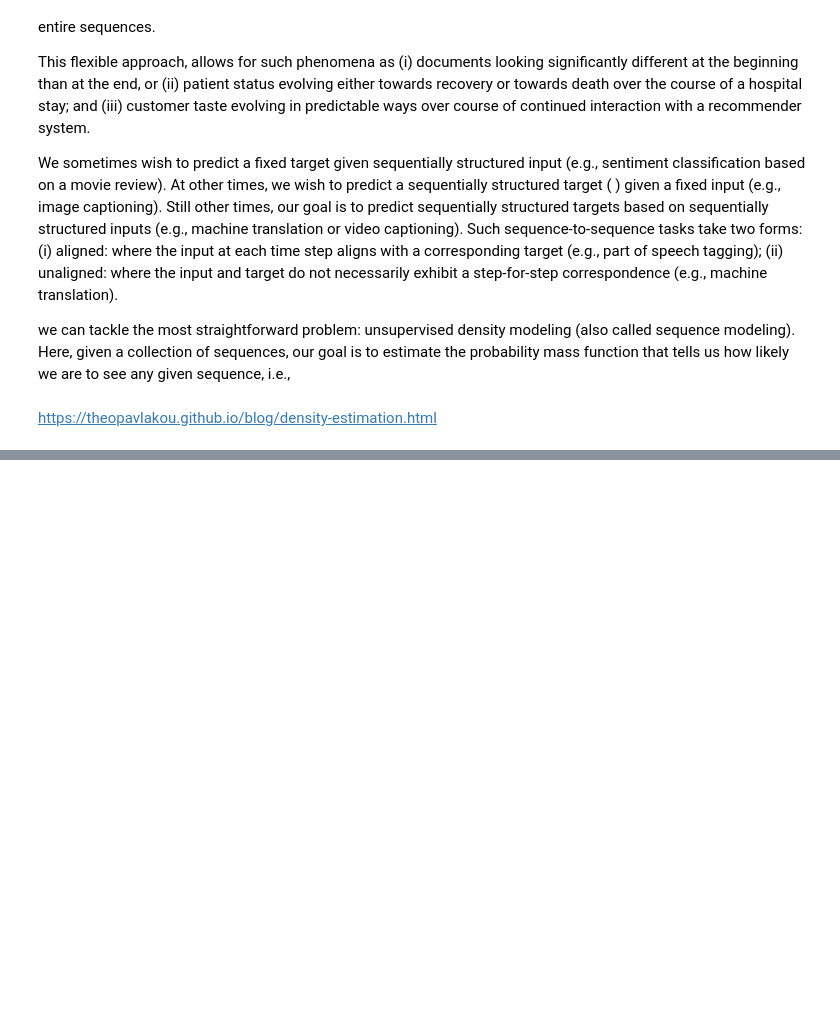
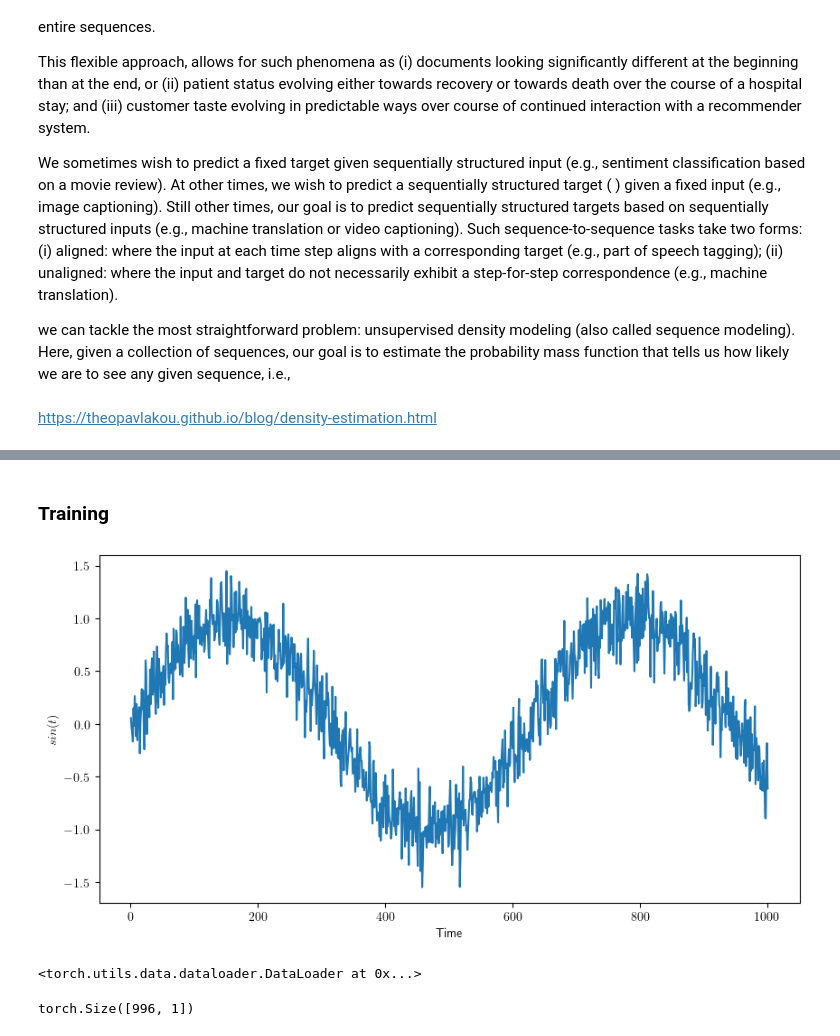
Before and after one commit to visprax/DeepXLearning, a Jupyter notebook: 01-RNNs/RNNs.ipynb, the cells around one changed output, grey strips where cells are left out. Cells and saved outputs as stored; diff of their text form; code cells hidden in the pictures; blank space fills up the shorter version.

Commit message:
add the plot

```diff
--- a/01-RNNs/RNNs.ipynb
+++ b/01-RNNs/RNNs.ipynb
@@ -46,0 +57,23 @@ https://theopavlakou.github.io/blog/density-estimation.html
+# %% [markdown]
+### Training
+# %%
+import torch
+import matplotlib.pyplot as plt
+plt.rcParams["text.usetex"] = True
+%matplotlib inline
+# %%
+# example training sample
+T = 1000
+t = torch.arange(1, T+1, dtype=torch.float32) # time
+x = torch.sin(0.01*t) + 0.2 * torch.randn(T) # added some noise to sin distribution
+# %%
+def plot(x: torch.Tensor, y: torch.Tensor, xlabel: str, ylabel: str, figsize: tuple = (10, 5)):
+    plt.figure(figsize=figsize)
+    plt.plot(x, y)
+    plt.xlabel(xlabel)
+    plt.ylabel(ylabel)
+    plt.show()
+# %%
+plot(t, x, "Time", "$sin(t)$")
+# %% [output]
+[figure, added]
@@ -46,0 +101,10 @@ https://theopavlakou.github.io/blog/density-estimation.html
+# %%
+dl = tensor_dataloader([features, labels], batch_size, True, idx)
+dl
+# %% [output]
+<torch.utils.data.dataloader.DataLoader at 0x...>
+# %%
+labels = x[tau:].reshape((-1, 1))
+np.shape(labels)
+# %% [output]
+torch.Size([996, 1])
```
Also changed, not shown: parts of 10 cells of this notebook.
